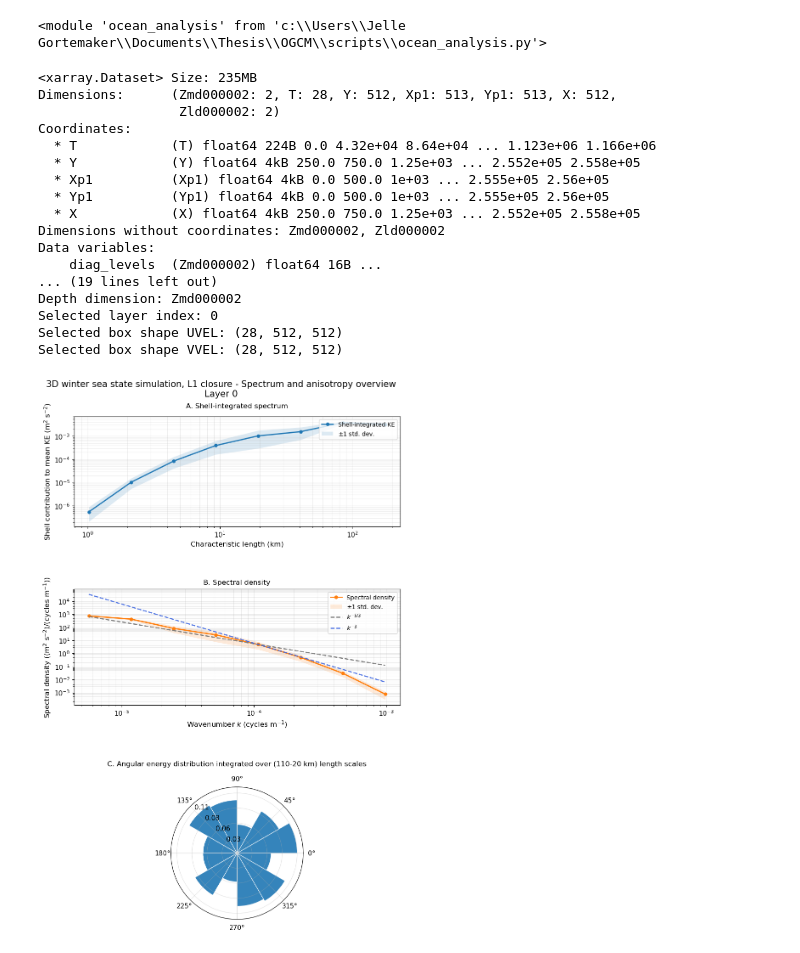
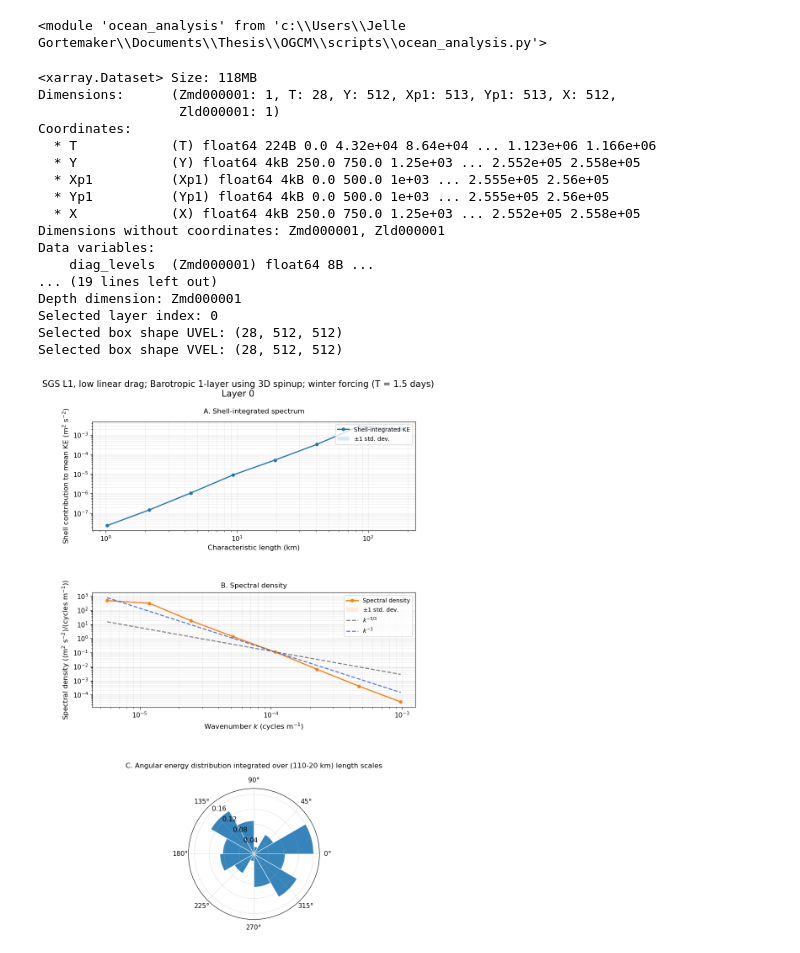
Before and after one commit to Jelle-Gortemaker/Thesis, a Jupyter notebook: z.flow_postprocessing/notebooks/calculate_EDS_init.ipynb, the cells around one changed output. Drawn from its saved outputs; the diff is of its cells as text; code cells hidden in the pictures.

Commit message:
update-EDS-plotting

```diff
--- a/z.flow_postprocessing/notebooks/calculate_EDS_init.ipynb
+++ b/z.flow_postprocessing/notebooks/calculate_EDS_init.ipynb
@@ -18,8 +18,8 @@ importlib.reload(oa)
 # %% [output]
 <module 'ocean_analysis' from 'c:\\Users\\Jelle Gortemaker\\Documents\\Thesis\\OGCM\\scripts\\ocean_analysis.py'>
 # %%
-case_name = "run_boyd_sea_win_L1"
-sim_name = "3D winter sea state simulation, L1 closure"
+case_name = "run_baro_spinup_sea_win_lindraglow_L1"
+sim_name = "SGS L1, low linear drag; Barotropic 1-layer using 3D spinup; winter forcing"
 SAVE = True
 
 DATA_FILE = (NB_DIR / f"../data/input/{case_name}.nc").resolve()
@@ -33,41 +33,41 @@ eds_init = oa.calculate_EDS_init(
     n_bins=8,
     remove_mean=True,
     min_modes_per_bin=3,
     rose_scale_bands_km=[(110, 20)],
     rose_n_angle_bins=12,
-    snapshot_index=None,
+    snapshot_index=3,
     layer_index=0,
 )
 
 
 if eds_init.attrs['snapshot_time_index'] is not None:
     n_days = eds_init.attrs['snapshot_time_index'] / 2
-    title = f"{sim_name} - Spectrum and anisotropy overview (T = {n_days} days)"
+    title = f"{sim_name} (T = {n_days} days)"
 else:
-    title = f"{sim_name} - Spectrum and anisotropy overview"
+    title = f"{sim_name}"
 oa.plot_eds_overview(eds_init, title=title)
 
 
 results_dir = (NB_DIR / f"../results/{case_name}").resolve()
 results_dir.mkdir(parents=True, exist_ok=True)
 if SAVE:=True:
-    plt.savefig(f"{results_dir}/{case_name}_EDS_overview.png", dpi=300, bbox_inches="tight")
+    plt.savefig(f"{results_dir}/{case_name}_T{eds_init.attrs['snapshot_time_index']}_EDS_overview.png", dpi=300, bbox_inches="tight")
 # %% [output]
-<xarray.Dataset> Size: 235MB
-Dimensions:      (Zmd000002: 2, T: 28, Y: 512, Xp1: 513, Yp1: 513, X: 512,
-                  Zld000002: 2)
+<xarray.Dataset> Size: 118MB
+Dimensions:      (Zmd000001: 1, T: 28, Y: 512, Xp1: 513, Yp1: 513, X: 512,
+                  Zld000001: 1)
 Coordinates:
   * T            (T) float64 224B 0.0 4.32e+04 8.64e+04 ... 1.123e+06 1.166e+06
   * Y            (Y) float64 4kB 250.0 750.0 1.25e+03 ... 2.552e+05 2.558e+05
   * Xp1          (Xp1) float64 4kB 0.0 500.0 1e+03 ... 2.555e+05 2.56e+05
   * Yp1          (Yp1) float64 4kB 0.0 500.0 1e+03 ... 2.555e+05 2.56e+05
   * X            (X) float64 4kB 250.0 750.0 1.25e+03 ... 2.552e+05 2.558e+05
-Dimensions without coordinates: Zmd000002, Zld000002
+Dimensions without coordinates: Zmd000001, Zld000001
 Data variables:
-    diag_levels  (Zmd000002) float64 16B ...
+    diag_levels  (Zmd000001) float64 8B ...
 ... (19 lines left out)
-Depth dimension: Zmd000002
+Depth dimension: Zmd000001
 Selected layer index: 0
 Selected box shape UVEL: (28, 512, 512)
 Selected box shape VVEL: (28, 512, 512)
-[figure, old version]
+[figure, new version]
```
Also changed, not shown: 2 other files.
